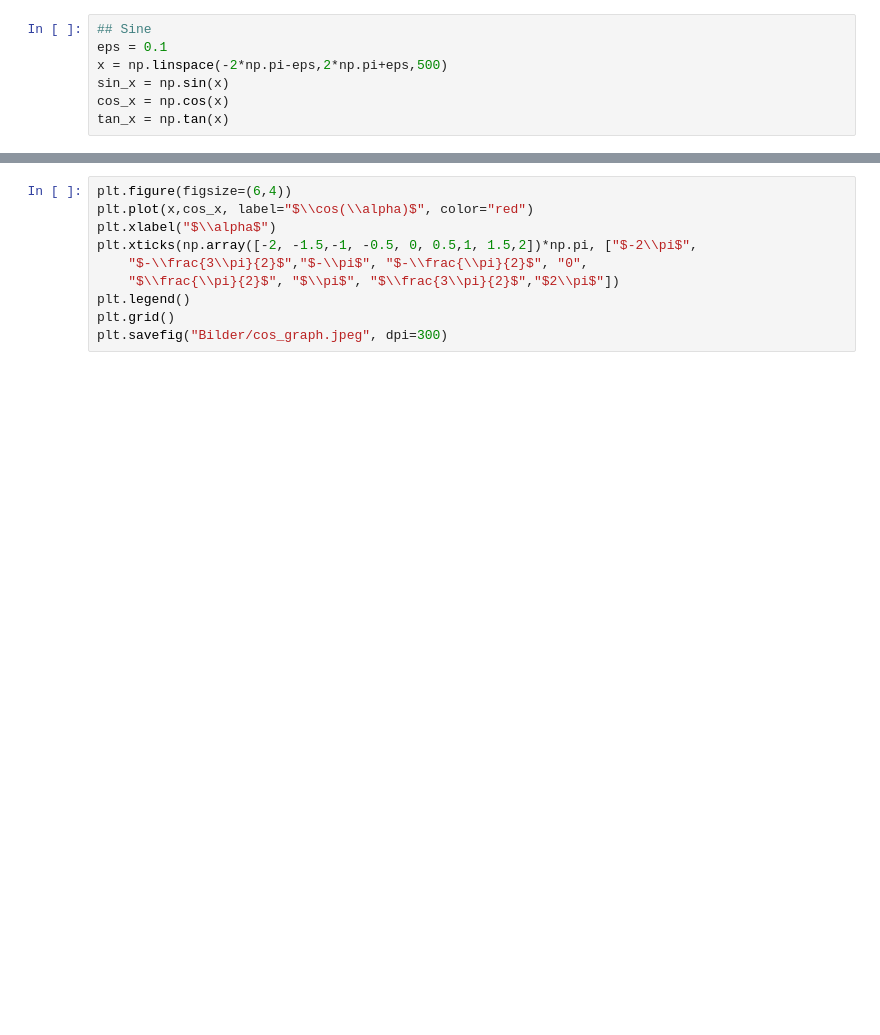
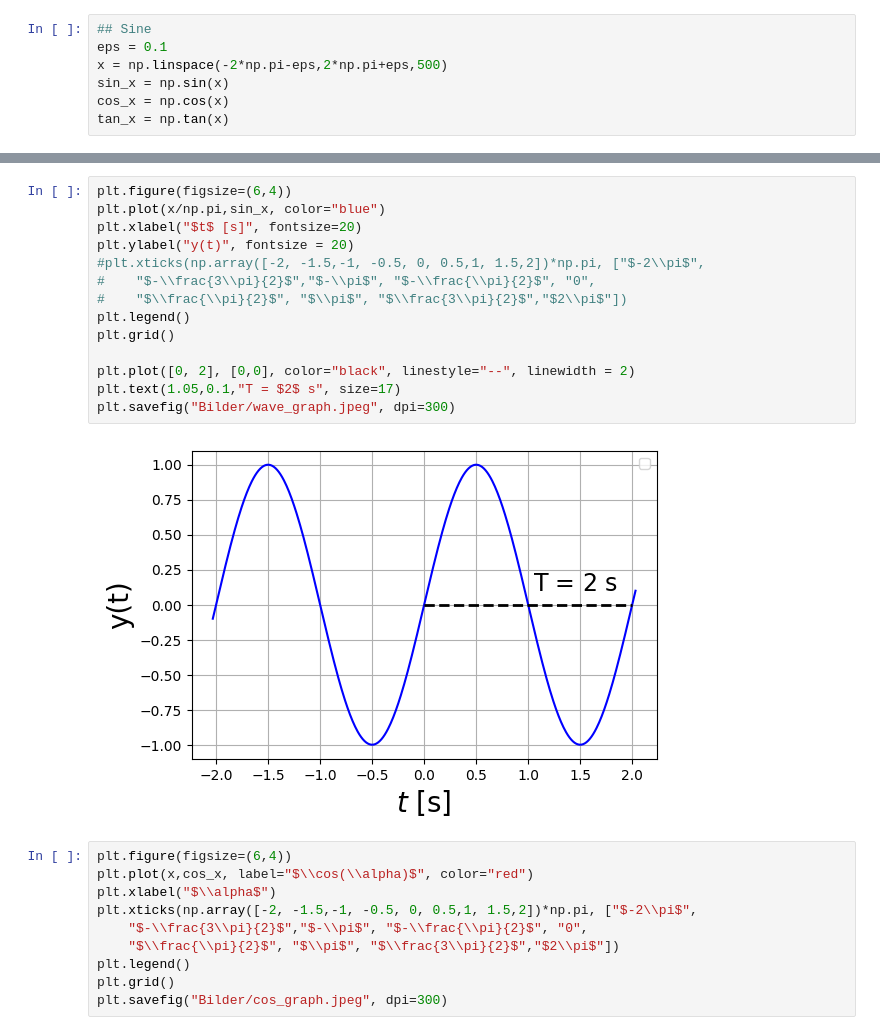
Before and after one commit to CatharinaHock/Junior-Akademie-2026, a Jupyter notebook: graphics_python.ipynb, the cells around one changed output, grey strips where cells are left out. Drawn from its saved outputs; the diff is of its cells as text; blank space fills up the shorter version.

Commit message:
Wave_graph

```diff
--- a/graphics_python.ipynb
+++ b/graphics_python.ipynb
@@ -21,5 +21,21 @@ plt.savefig("Bilder/sin_graph.jpeg", dpi=300)
 # %% [output]
 [figure]
+# %%
+plt.figure(figsize=(6,4))
+plt.plot(x/np.pi,sin_x, color="blue")
+plt.xlabel("$t$ [s]", fontsize=20)
+plt.ylabel("y(t)", fontsize = 20)
+#plt.xticks(np.array([-2, -1.5,-1, -0.5, 0, 0.5,1, 1.5,2])*np.pi, ["$-2\\pi$",
+#    "$-\\frac{3\\pi}{2}$","$-\\pi$", "$-\\frac{\\pi}{2}$", "0",
+#    "$\\frac{\\pi}{2}$", "$\\pi$", "$\\frac{3\\pi}{2}$","$2\\pi$"])
+plt.legend()
+plt.grid()
+
+plt.plot([0, 2], [0,0], color="black", linestyle="--", linewidth = 2)
+plt.text(1.05,0.1,"T = $2$ s", size=17)
+plt.savefig("Bilder/wave_graph.jpeg", dpi=300)
+# %% [output]
+[figure, added]
 # %%
 plt.figure(figsize=(6,4))
 plt.plot(x,cos_x, label="$\\cos(\\alpha)$", color="red")
```
Also changed, not shown: parts of 1 cell of this notebook, 2 other files.
